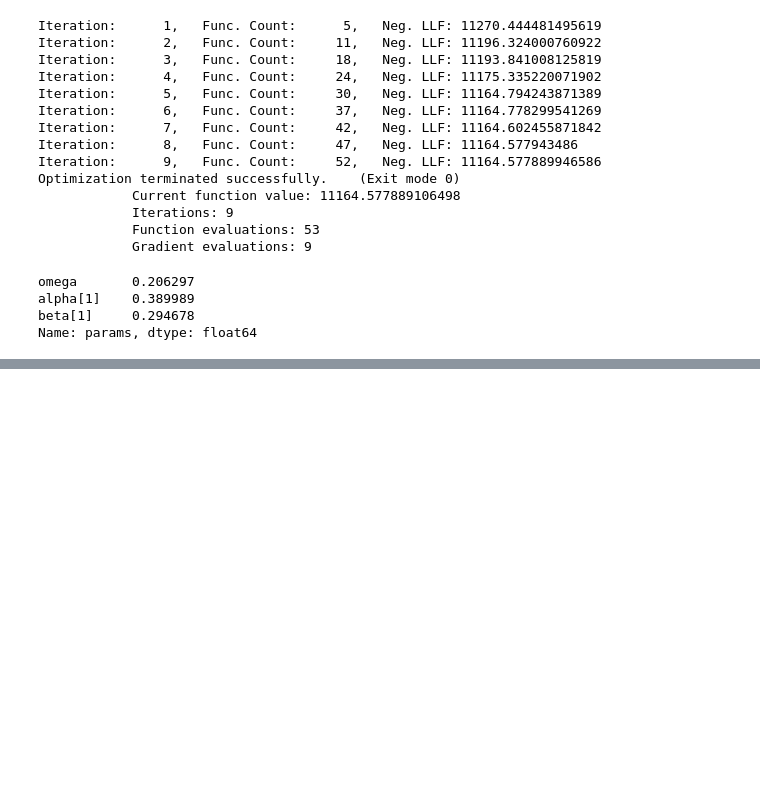
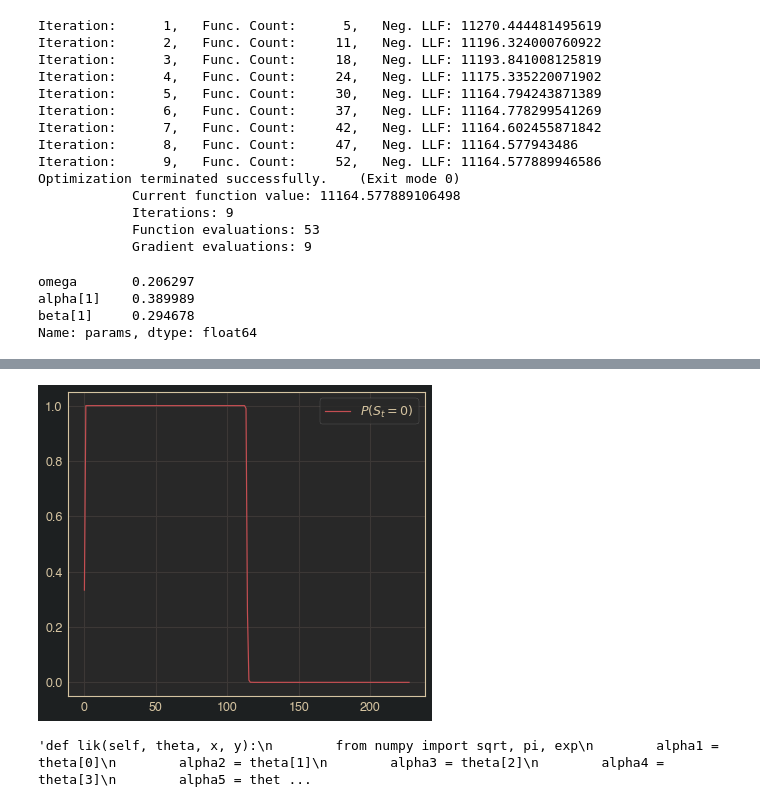
Before and after one commit to mrajancsr/Market-Learn, a Jupyter notebook: marketlearn/network_causality/playground.ipynb, the cells around one changed output, grey strips where cells are left out. Cells and saved outputs as stored; diff of their text form; code cells hidden in the pictures; blank space fills up the shorter version.

```diff
--- a/marketlearn/network_causality/playground.ipynb
+++ b/marketlearn/network_causality/playground.ipynb
@@ -509,0 +531,2 @@ NameError: name 'bdealer' is not defined
+# %%
+hfilter = msr.hamilton_filter(X, y)
@@ -509,0 +543,29 @@ NameError: name 'bdealer' is not defined
+# %%
+plt.plot(hfilter[0][:, 1], color='r', label="$P(S_t = 0)$")
+plt.legend(loc='best');
+# %% [output]
+[figure, added]
+# %%
+"""def lik(self, theta, x, y):
+        from numpy import sqrt, pi, exp
+        alpha1 = theta[0]
+        alpha2 = theta[1]
+        alpha3 = theta[2]
+        alpha4 = theta[3]
+        alpha5 = theta[4]
+        alpha6 = theta[5]
+        p11 = 1 / (1 + exp(-theta[6]))
+        p22 = 1 / (1 + exp(-theta[7]))
+        P = self._transition_matrix(p11, p22)
+        dist1 = (1/(alpha5*sqrt(2*pi))) * \
+                 exp((-(y - alpha1 - alpha3*x)**2)/(2*alpha5**2))
+        dist2 = (1/(alpha6*sqrt(2*pi))) * \
+                 exp((-(y - alpha2 - alpha4*x)**2)/(2*alpha6**2))
+        dist = np.array([dist1, dist2])
+        ones = np.ones(2)
+        self.dist = dist
+        P = self._transition_matrix(p11, p22)
+        return P
+"""
+# %% [output]
+'def lik(self, theta, x, y):\n        from numpy import sqrt, pi, exp\n        alpha1 = theta[0]\n        alpha2 = theta[1]\n        alpha3 = theta[2]\n        alpha4 = theta[3]\n        alpha5 = thet ...
```
Also changed, not shown: parts of 13 cells of this notebook.
